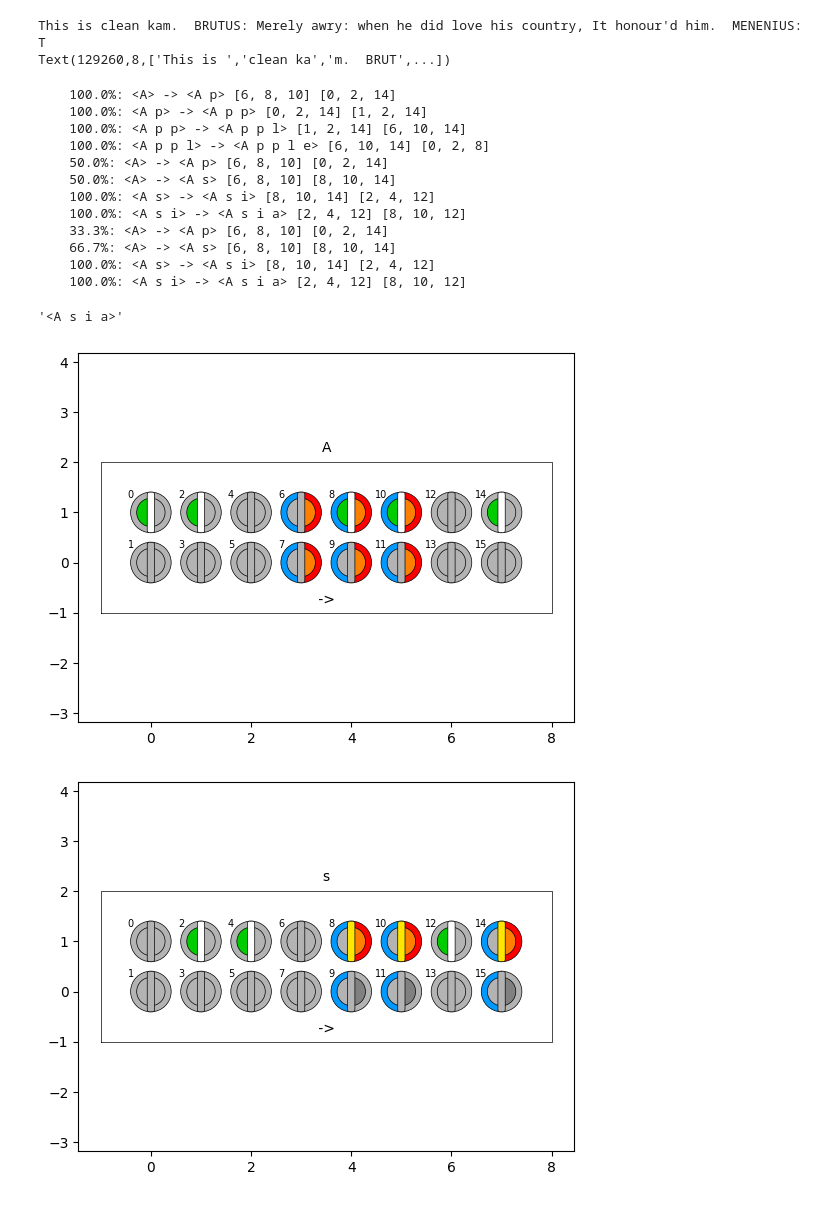
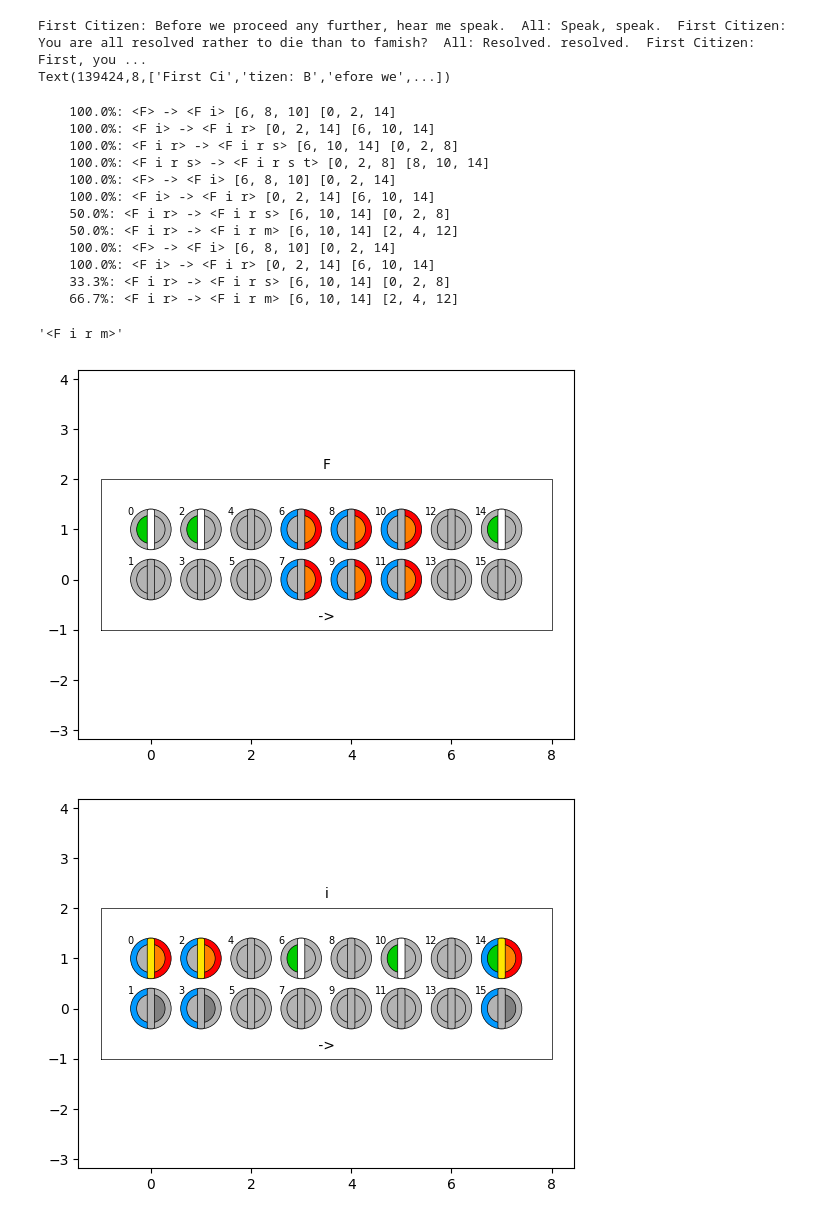
Before and after one commit to ihux/neurotron-develop, a Jupyter notebook: jupyter/neurotron/shakespear.ipynb, the cells around one changed output. Cells and saved outputs as stored; diff of their text form; code cells hidden in the pictures.

```diff
--- a/jupyter/neurotron/shakespear.ipynb
+++ b/jupyter/neurotron/shakespear.ipynb
@@ -110,7 +109,7 @@ class Trainer(Train):
             self.plot()
         return prediction
 # %%
-rawtext = Toy('Tiny').raw; print(rawtext[:100])
+rawtext = Toy('Tiny').raw; print(rawtext[:1000])
 text = Text(rawtext,8); print(text)
 cells = Cells((2,8,4,3),3,verbose=0)
 train = Trainer(cells,plot=True)
@@ -121,28 +120,28 @@ train = Trainer(cells,plot=True)
 #train.predict('<Lisa likes to>')
 #train.program()
 # %% [output]
-This is clean kam.  BRUTUS: Merely awry: when he did love his country, It honour'd him.  MENENIUS: T
-Text(129260,8,['This is ','clean ka','m.  BRUT',...])
+First Citizen: Before we proceed any further, hear me speak.  All: Speak, speak.  First Citizen: You are all resolved rather to die than to famish?  All: Resolved. resolved.  First Citizen: First, you ...
+Text(139424,8,['First Ci','tizen: B','efore we',...])
 # %%
-train('A p p l e',verbose=1,plot=False)
-train('A s i a',2,verbose=1,plot=False)
+train('F i r s t',verbose=1,plot=False)
+train('F i r m',2,verbose=1,plot=False)
 # %% [output]
-    100.0%: <A> -> <A p> [6, 8, 10] [0, 2, 14]
-    100.0%: <A p> -> <A p p> [0, 2, 14] [1, 2, 14]
-    100.0%: <A p p> -> <A p p l> [1, 2, 14] [6, 10, 14]
-    100.0%: <A p p l> -> <A p p l e> [6, 10, 14] [0, 2, 8]
-    50.0%: <A> -> <A p> [6, 8, 10] [0, 2, 14]
-    50.0%: <A> -> <A s> [6, 8, 10] [8, 10, 14]
-    100.0%: <A s> -> <A s i> [8, 10, 14] [2, 4, 12]
-    100.0%: <A s i> -> <A s i a> [2, 4, 12] [8, 10, 12]
-    33.3%: <A> -> <A p> [6, 8, 10] [0, 2, 14]
-    66.7%: <A> -> <A s> [6, 8, 10] [8, 10, 14]
-    100.0%: <A s> -> <A s i> [8, 10, 14] [2, 4, 12]
-    100.0%: <A s i> -> <A s i a> [2, 4, 12] [8, 10, 12]
+    100.0%: <F> -> <F i> [6, 8, 10] [0, 2, 14]
+    100.0%: <F i> -> <F i r> [0, 2, 14] [6, 10, 14]
+    100.0%: <F i r> -> <F i r s> [6, 10, 14] [0, 2, 8]
+    100.0%: <F i r s> -> <F i r s t> [0, 2, 8] [8, 10, 14]
+    100.0%: <F> -> <F i> [6, 8, 10] [0, 2, 14]
+    100.0%: <F i> -> <F i r> [0, 2, 14] [6, 10, 14]
+    50.0%: <F i r> -> <F i r s> [6, 10, 14] [0, 2, 8]
+    50.0%: <F i r> -> <F i r m> [6, 10, 14] [2, 4, 12]
+    100.0%: <F> -> <F i> [6, 8, 10] [0, 2, 14]
+    100.0%: <F i> -> <F i r> [0, 2, 14] [6, 10, 14]
+    33.3%: <F i r> -> <F i r s> [6, 10, 14] [0, 2, 8]
+    66.7%: <F i r> -> <F i r m> [6, 10, 14] [2, 4, 12]
-'<A s i a>'
+'<F i r m>'
 # %%
-cells.process('A s')
-train.plot('A s')
+cells.process('F i')
+train.plot('F i')
 # %% [output]
-[figure, old version]
+[figure, new version]
-[figure, old version]
+[figure, new version]
```
Also changed, not shown: parts of 3 cells of this notebook.
